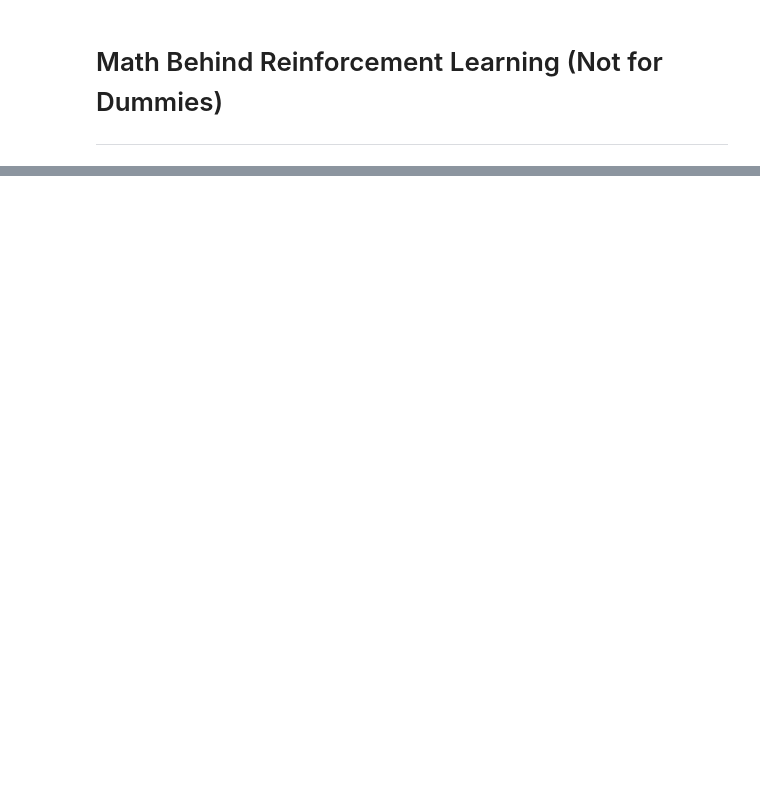
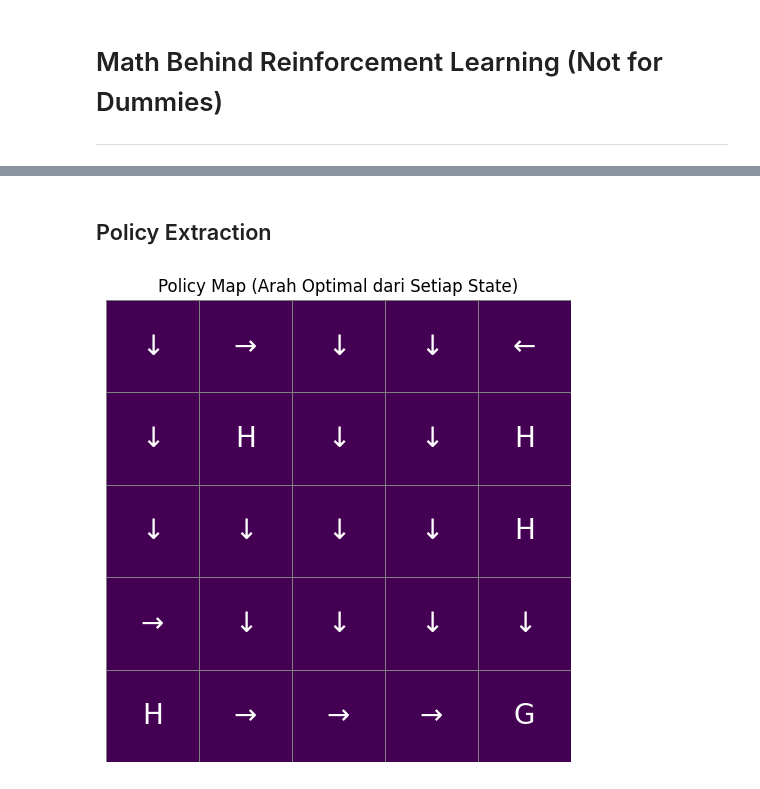
Before and after one commit to Ryanakml/Reinforcement-Learning-Concept-and-Implementation, a Jupyter notebook: RL in Math.ipynb, the cells around one changed output, grey strips where cells are left out. Saved outputs shown, nothing was run; the diff lists cells and outputs as text; code cells hidden in the pictures; blank space fills up the shorter version.

```diff
--- a/RL in Math.ipynb
+++ b/RL in Math.ipynb
@@ -231,0 +715,33 @@ or
+# %% [markdown]
+## Policy Extraction
+# %%
+# Policy extraction
+policy = []
+directions = {'up': '↑', 'down': '↓', 'left': '←', 'right': '→'}
+
+for state in range(25):
+    if state == goal_state:
+        policy.append('G')
+    elif state in hole_states:
+        policy.append('H')
+    else:
+        action_values = {}
+        for action in actions:
+            next_state = get_next_state(state, action)
+            reward = 1 if next_state == goal_state else -1 if next_state in hole_states else 0
+            action_values[action] = reward + gamma * V[next_state]
+        best_action = max(action_values, key=action_values.get)
+        policy.append(directions[best_action])
+
+# Ubah ke dalam grid 5x5 untuk visualisasi
+policy_grid = np.array(policy).reshape(5, 5)
+
+# Tampilkan policy map
+plt.figure(figsize=(6, 6))
+sns.heatmap(np.zeros((5, 5)), cbar=False, annot=policy_grid, fmt='',
+            annot_kws={"size": 20}, linewidths=0.5, linecolor='gray', cmap='viridis')
+plt.title("Policy Map (Arah Optimal dari Setiap State)")
+plt.axis('off')
+plt.show()
+# %% [output]
+[figure, added]
```
Also changed, not shown: parts of 12 cells of this notebook, 2 other files.
